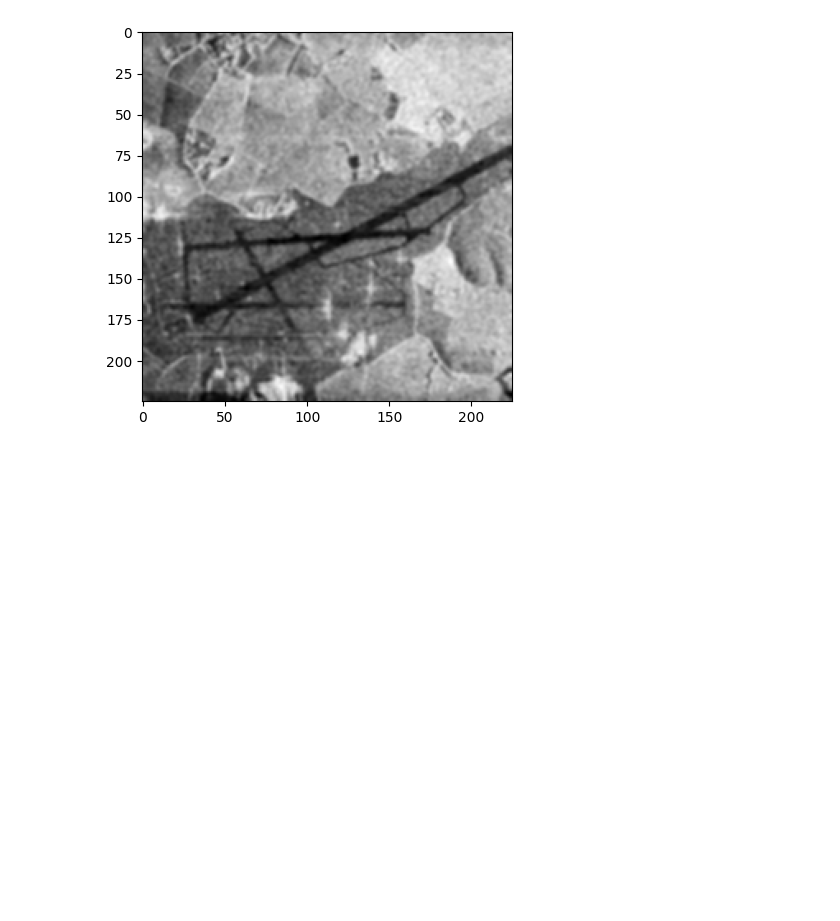
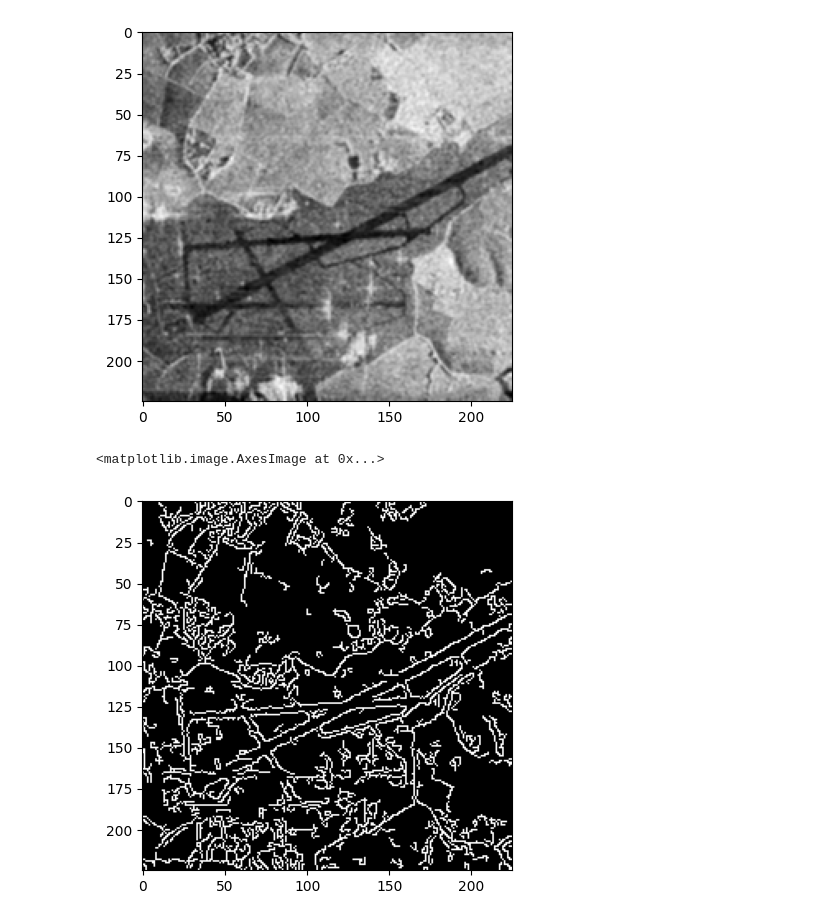
Before and after one commit to RealProstatus/image-processing, a Jupyter notebook: Practice_3/DE_IP_2024_Task_3.ipynb, the cells around one changed output. Drawn from its saved outputs; the diff is of its cells as text; code cells hidden in the pictures; blank space fills up the shorter version.

```diff
--- a/Practice_3/DE_IP_2024_Task_3.ipynb
+++ b/Practice_3/DE_IP_2024_Task_3.ipynb
@@ -129,8 +129,15 @@ plt.imshow(image)
 [figure]
 # %%
 # Для уменьшения влияния шумов
-blurred = cv2.GaussianBlur(image_gray, (5, 5), 0)
+blurred = cv2.GaussianBlur(image_gray, (3, 3), 0)
 plt.imshow(blurred, cmap="gray")
 # %% [output]
 <matplotlib.image.AxesImage at 0x...>
 [figure]
+# %%
+# Выделение границ
+edges = cv2.Canny(blurred, 100, 200)
+plt.imshow(edges, cmap="gray")
+# %% [output]
+<matplotlib.image.AxesImage at 0x...>
+[figure, added]
```
Also changed, not shown: parts of 9 cells of this notebook.
